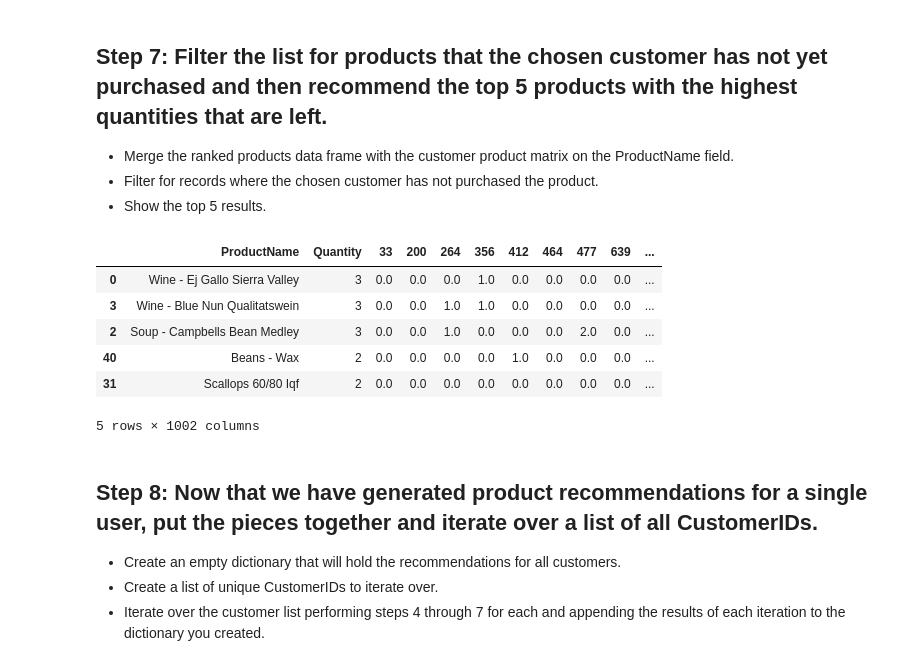
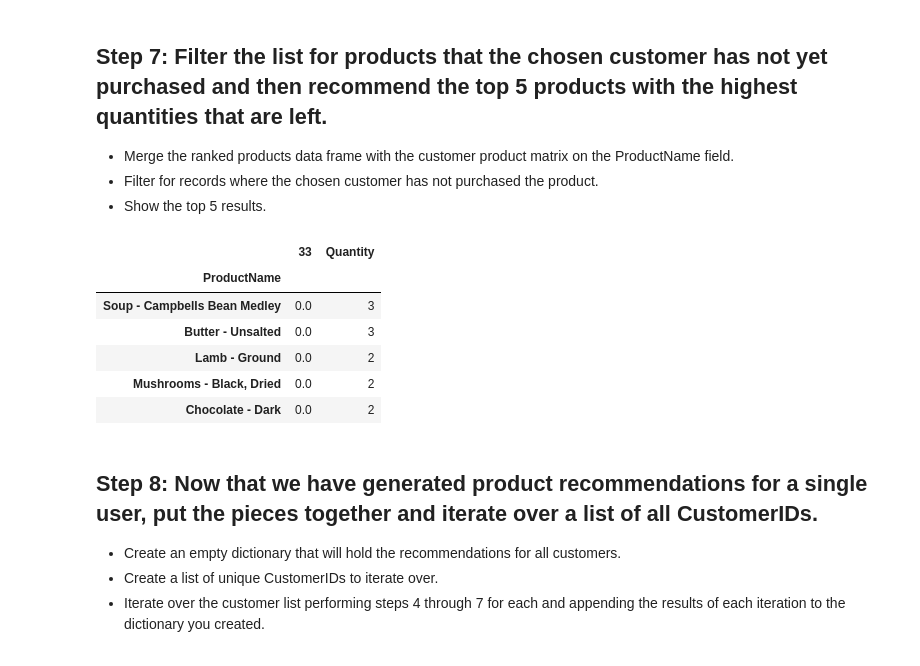
Before and after one commit to hector-moreno/datamad0119, a Jupyter notebook: module-2/lab-intro-recommender-systems/your-code/main.ipynb, the cells around one changed output. Drawn from its saved outputs; the diff is of its cells as text; code cells hidden in the pictures.

```diff
--- a/module-2/lab-intro-recommender-systems/your-code/main.ipynb
+++ b/module-2/lab-intro-recommender-systems/your-code/main.ipynb
@@ -101,0 +102,7 @@ newDf.head()
+# %%
+recommendations = dataGroup.copy()
+
+listSim=[recommendations.loc[name] for name, score in dict(similarities).items()]
+
+newDf = pd.concat(listSim)
+newDf.head()
@@ -104,4 +119,5 @@ newDf.head()
 
 This will give you the total number of each product purchased by the 5 most similar customers to the customer you selected in order from most purchased to least.
 # %%
-newdfG = newDf.groupby(['ProductName'], as_index = False).agg({'Quantity': 'sum'}).sort_values('Quantity',ascending=False)[1:]
+newdfG= newDf.groupby('ProductName').sum().sort_values(by='Quantity',ascending=False)
+newdfG.head()
@@ -111,18 +135,20 @@ newdfG = newDf.groupby(['ProductName'], as_index = False).agg({'Quantity': 'sum'
 - Merge the ranked products data frame with the customer product matrix on the ProductName field.
 - Filter for records where the chosen customer has not purchased the product.
 - Show the top 5 results.
-# %%
-merged = pd.merge(newdfG, table, on='ProductName')
-filtered = merged.loc[merged[33]==0].sort_values(['Quantity'], ascending = False)
-filtered.head()
-# %% [output]
-|  | ProductName | Quantity | 33 | 200 | 264 | 356 | 412 | 464 | 477 | 639 | ... |
-| 0 | Wine - Ej Gallo Sierra Valley | 3 | 0.0 | 0.0 | 0.0 | 1.0 | 0.0 | 0.0 | 0.0 | 0.0 | ... |
-| 3 | Wine - Blue Nun Qualitatswein | 3 | 0.0 | 0.0 | 1.0 | 1.0 | 0.0 | 0.0 | 0.0 | 0.0 | ... |
-| 2 | Soup - Campbells Bean Medley | 3 | 0.0 | 0.0 | 1.0 | 0.0 | 0.0 | 0.0 | 2.0 | 0.0 | ... |
-| 40 | Beans - Wax | 2 | 0.0 | 0.0 | 0.0 | 0.0 | 1.0 | 0.0 | 0.0 | 0.0 | ... |
-| 31 | Scallops 60/80 Iqf | 2 | 0.0 | 0.0 | 0.0 | 0.0 | 0.0 | 0.0 | 0.0 | 0.0 | ... |
-5 rows × 1002 columns
+# %%
+
+
+
+table[table[33]==0].merge(newdfG, left_on='ProductName', right_on='ProductName')\
+.sort_values(by='Quantity',ascending=False)[[33,'Quantity']].head()
+# %% [output]
+|  | 33 | Quantity |
+| ProductName |  |  |
+| Soup - Campbells Bean Medley | 0.0 | 3 |
+| Butter - Unsalted | 0.0 | 3 |
+| Lamb - Ground | 0.0 | 2 |
+| Mushrooms - Black, Dried | 0.0 | 2 |
+| Chocolate - Dark | 0.0 | 2 |
 # %% [markdown]
 ## Step 8: Now that we have generated product recommendations for a single user, put the pieces together and iterate over a list of all CustomerIDs.
 
```
Also changed, not shown: parts of 14 cells of this notebook.
